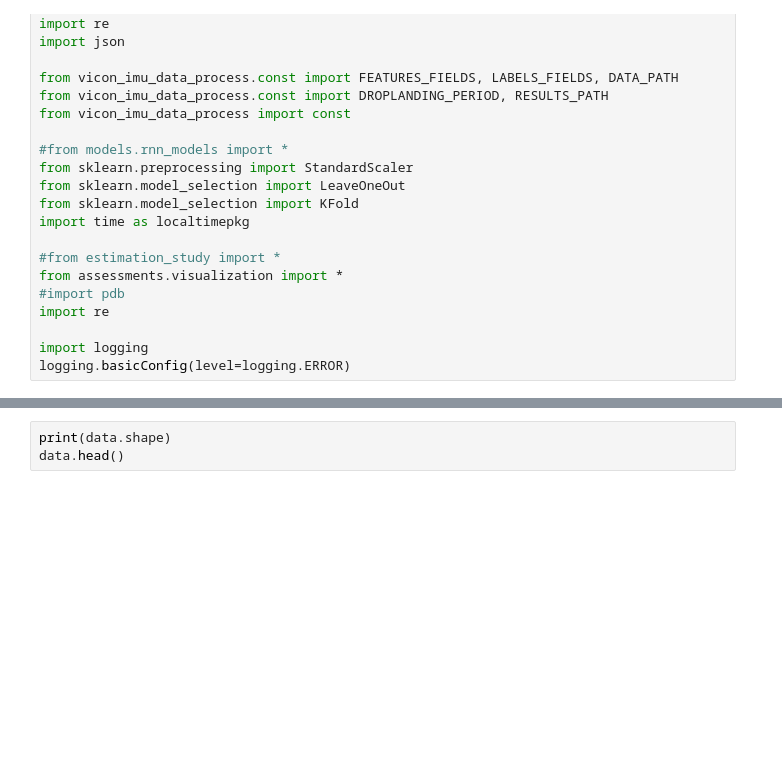
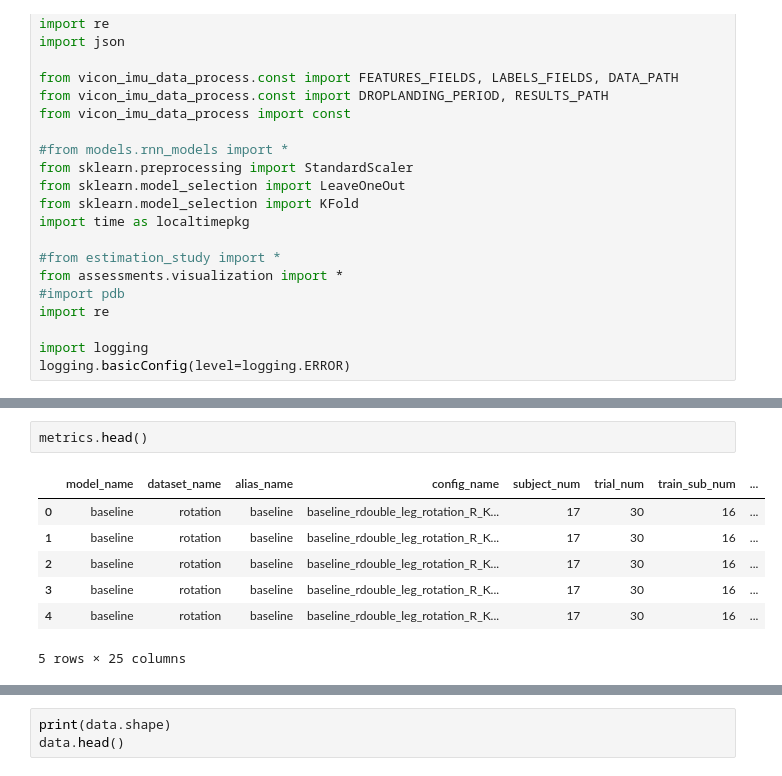
Before and after one commit to sunzhon/transfer_learning_for_droplanding, a Jupyter notebook: jupyter-lab/P6_figure_results_v2.ipynb, the cells around one changed output, grey strips where cells are left out. Drawn from its saved outputs; the diff is of its cells as text; blank space fills up the shorter version.

```diff
--- a/jupyter-lab/P6_figure_results_v2.ipynb
+++ b/jupyter-lab/P6_figure_results_v2.ipynb
@@ -91 +115,11 @@ metrics.groupby(['model_selection']).mean()
+# %%
+metrics.head()
+# %% [output]
+|  | model_name | dataset_name | alias_name | config_name | subject_num | trial_num | train_sub_num | ... |
+| 0 | baseline | rotation | baseline | baseline_rdouble_leg_rotation_R_K... | 17 | 30 | 16 | ... |
+| 1 | baseline | rotation | baseline | baseline_rdouble_leg_rotation_R_K... | 17 | 30 | 16 | ... |
+| 2 | baseline | rotation | baseline | baseline_rdouble_leg_rotation_R_K... | 17 | 30 | 16 | ... |
+| 3 | baseline | rotation | baseline | baseline_rdouble_leg_rotation_R_K... | 17 | 30 | 16 | ... |
+| 4 | baseline | rotation | baseline | baseline_rdouble_leg_rotation_R_K... | 17 | 30 | 16 | ... |
+5 rows × 25 columns
 # %%
```
Also changed, not shown: parts of 4 cells of this notebook, 7 other files.
